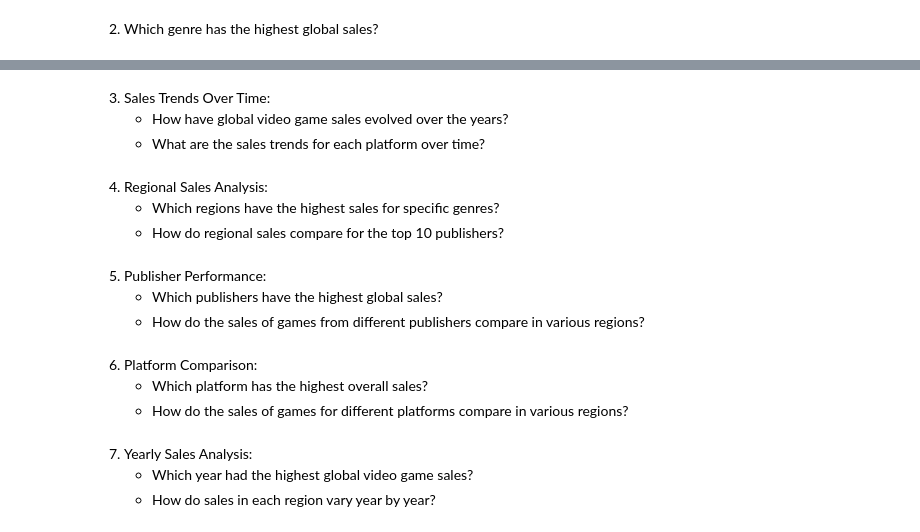
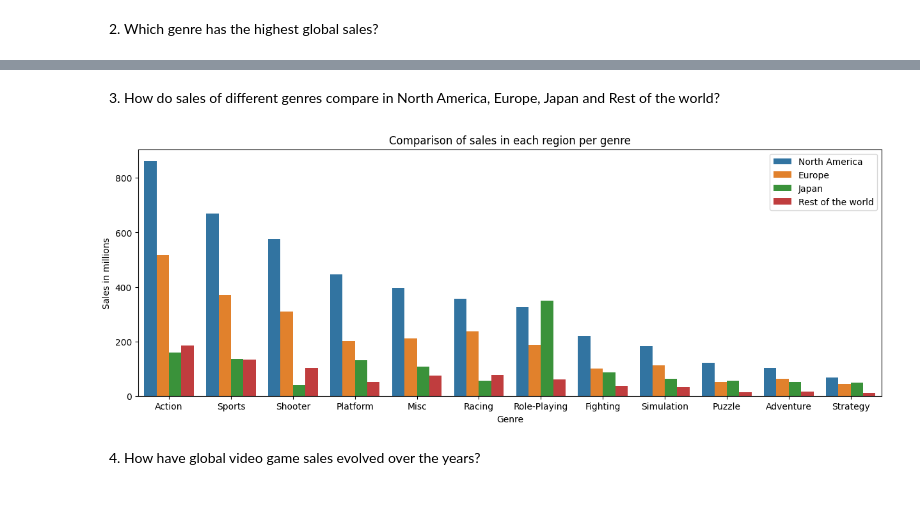
Before and after one commit to robertmbau/Video-Games-Sales-Analysis, a Jupyter notebook: VideoGameSales.ipynb, the cells around one changed output, grey strips where cells are left out. Cells and saved outputs as stored; diff of their text form; code cells hidden in the pictures; blank space fills up the shorter version.

```diff
--- a/VideoGameSales.ipynb
+++ b/VideoGameSales.ipynb
@@ -230,20 +230,24 @@ plt.show()
+# %% [markdown]
+3. How do sales of different genres compare in North America, Europe, Japan and Rest of the world?
+# %%
+# creating a grouped df of sales
+genre_sales_regions = pd.DataFrame(video_game_sales.groupby(by='Genre')[['NA_Sales', 'EU_Sales', 'JP_Sales', 'Other_Sales']].sum())
+genre_sales_regions = genre_sales_regions.sort_values(by=['NA_Sales', 'EU_Sales', 'JP_Sales', 'Other_Sales'] , ascending=False).reset_index()
+genre_sales_regions.rename(columns={'NA_Sales':'North America', 'EU_Sales':'Europe', 'JP_Sales':'Japan', 'Other_Sales':'Rest of the world'},
+                           inplace=True)
+
+
+# reshaping the df
+melted_df = genre_sales_regions.melt(id_vars='Genre', var_name='Region', value_name='Sales')
+
+# plot
+plt.figure(figsize=(15,5))
+sns.barplot(data=melted_df, x='Genre', y='Sales', hue='Region')
+plt.legend(loc=1)
+plt.ylabel('Sales in millions')
+plt.title('Comparison of sales in each region per genre')
+plt.show()
+# %% [output]
+[figure, added]
 # %% [markdown]
-3.   Sales Trends Over Time:
-      - How have global video game sales evolved over the years?
-      - What are the sales trends for each platform over time?
+4. How have global video game sales evolved over the years?
-# %% [markdown]
-4.   Regional Sales Analysis:
-      - Which regions have the highest sales for specific genres?
-      - How do regional sales compare for the top 10 publishers?
-# %% [markdown]
-5.   Publisher Performance:
-      - Which publishers have the highest global sales?
-      - How do the sales of games from different publishers compare in various regions?
-# %% [markdown]
-6.   Platform Comparison:
-      - Which platform has the highest overall sales?
-      - How do the sales of games for different platforms compare in various regions?
-# %% [markdown]
-7.   Yearly Sales Analysis:
-      - Which year had the highest global video game sales?
-      - How do sales in each region vary year by year?
```
Also changed, not shown: parts of 10 cells of this notebook.
